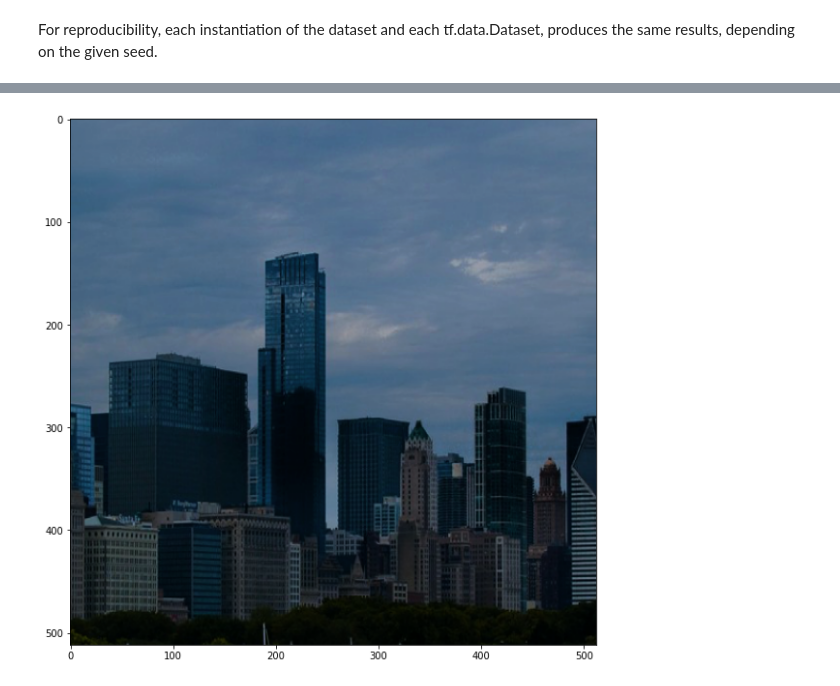
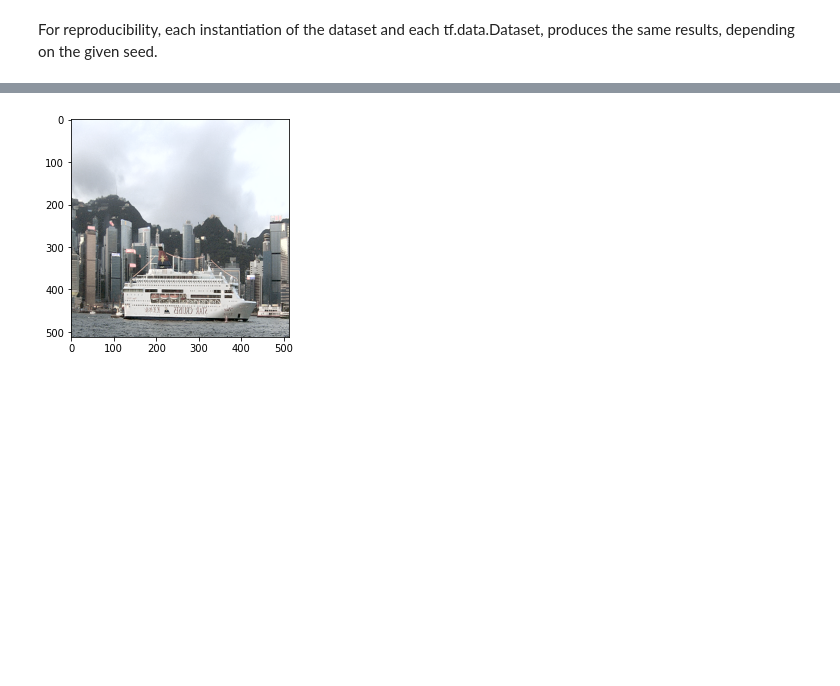
Before and after one commit to vassiliskrikonis/improving-segmentation-with-evidence-transfer, a Jupyter notebook: Skyline12 preview.ipynb, the cells around one changed output, grey strips where cells are left out. Cells and saved outputs as stored; diff of their text form; code cells hidden in the pictures; blank space fills up the shorter version.

Commit message:
Suppress rendering of figure in notebook

```diff
--- a/Skyline12 preview.ipynb
+++ b/Skyline12 preview.ipynb
@@ -58,8 +58,8 @@ Skyline12.show_sample(x, from_tensors=True)
 # %%
-skyline12_1 = Skyline12('datasets/skyline12/data', random_state=0)
-ds = skyline12_1.as_tf_dataset(folds=1)
-x, _, _ = next(iter(ds))
-Skyline12.show_sample(x, from_tensors=True)
+skyline12_1 = Skyline12('datasets/skyline12/data')
+ds = skyline12_1.as_tf_dataset(folds=1, subset='validation')
+x, _, _ = next(iter(ds.batch(10)))
+Skyline12.show_sample(x[0], from_tensors=True);
 # %% [output]
-[figure, old version]
+[figure, new version]
 # %%
```
Also changed, not shown: parts of 4 cells of this notebook.
